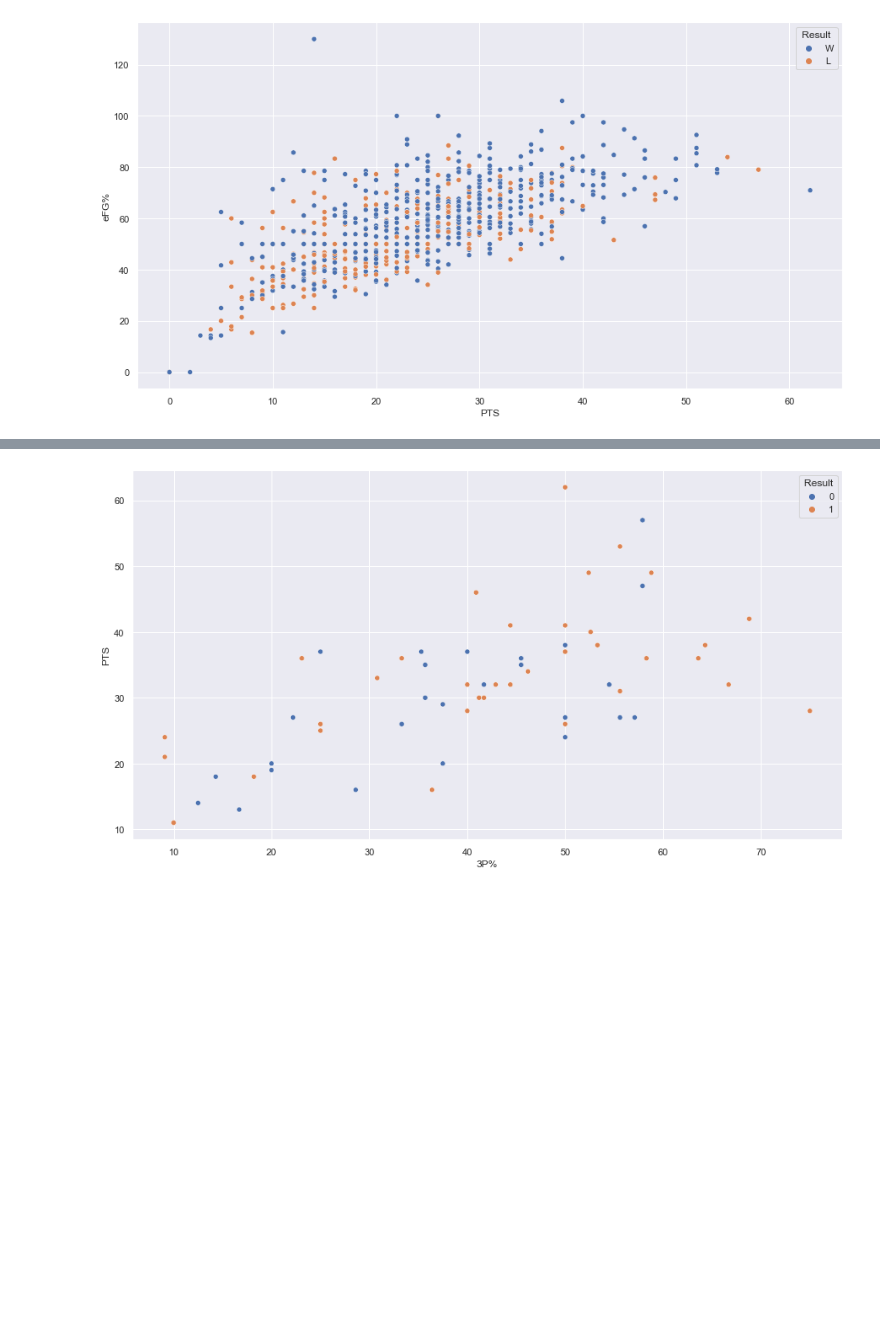
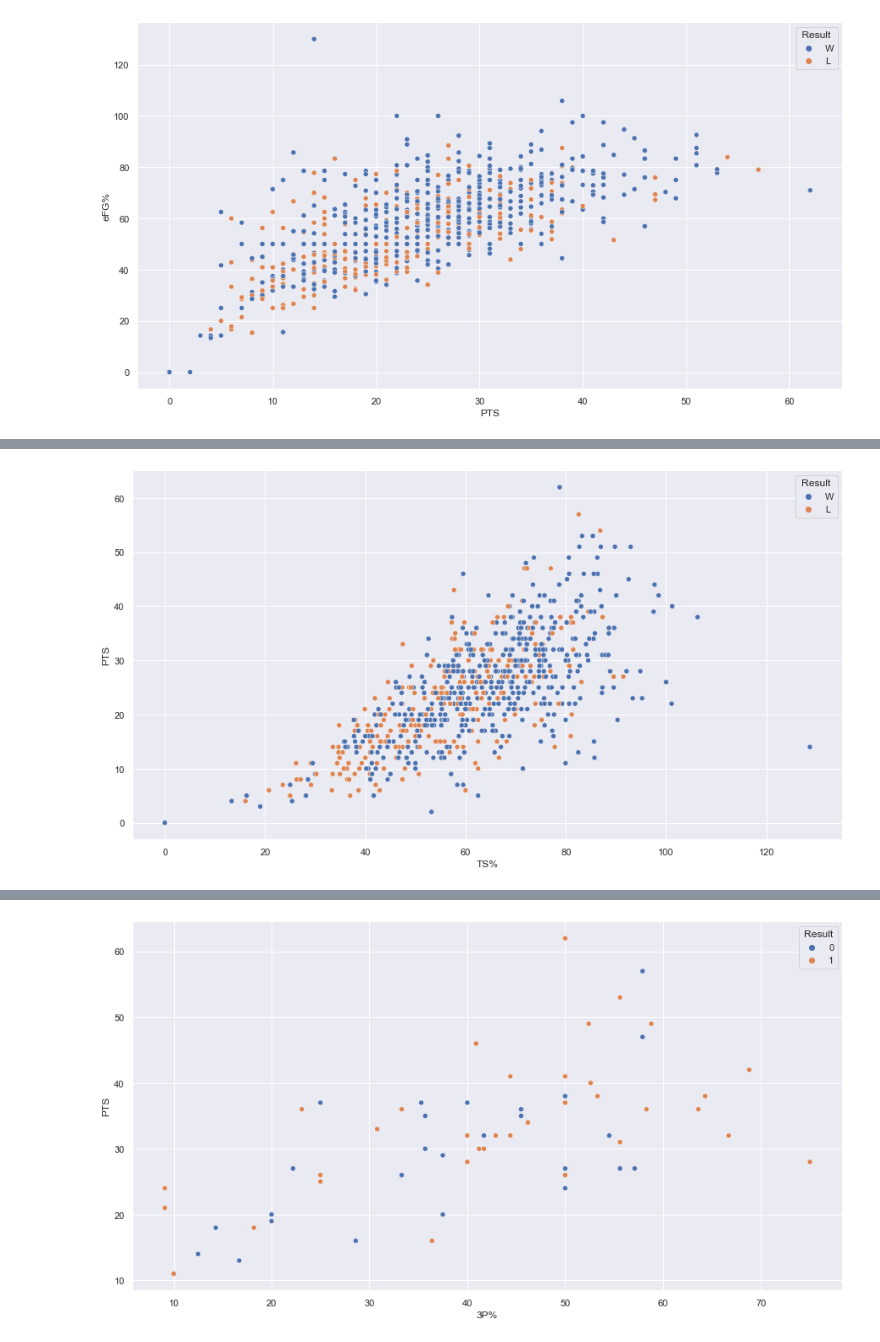
Before and after one commit to sidmurthy/stephstuff, a Jupyter notebook: src/stephplayground.ipynb, the cells around one changed output, grey strips where cells are left out. Saved outputs shown, nothing was run; the diff lists cells and outputs as text; code cells hidden in the pictures; blank space fills up the shorter version.

```diff
--- a/src/stephplayground.ipynb
+++ b/src/stephplayground.ipynb
@@ -64,0 +57,4 @@ sns.scatterplot(data=reg_szn, x='PTS', y='TS%', hue='Result');
+# %%
+sns.scatterplot(data=reg_szn, x='TS%', y='PTS', hue='Result');
+# %% [output]
+[figure, added]
```
Also changed, not shown: parts of 5 cells of this notebook.
